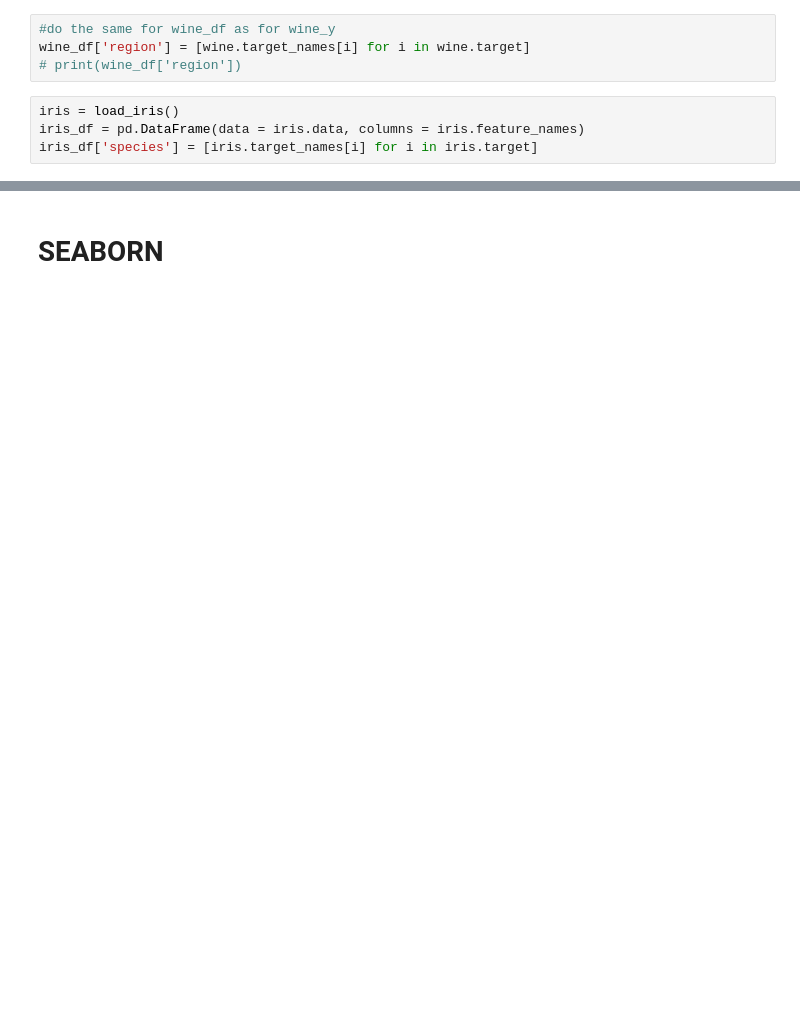
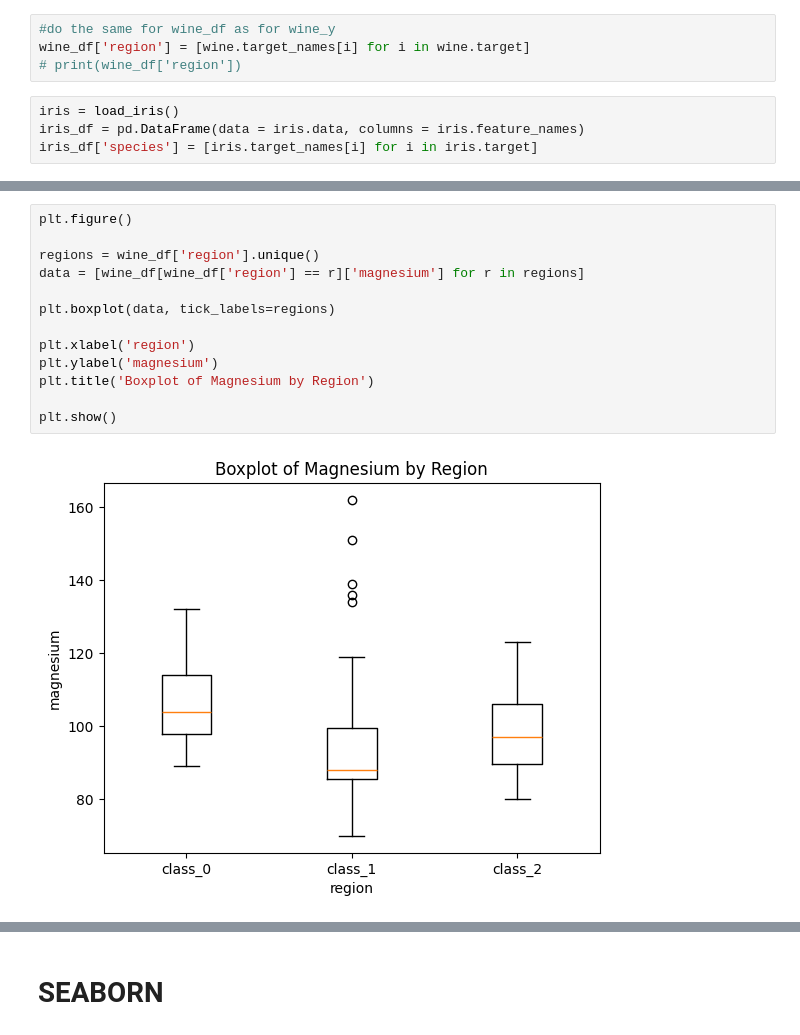
Before and after one commit to PiotrRenk/losowe_notebooki, a Jupyter notebook: src/vizualization_librarys.ipynb, the cells around one changed output, grey strips where cells are left out. Saved outputs shown, nothing was run; the diff lists cells and outputs as text; blank space fills up the shorter version.

```diff
--- a/src/vizualization_librarys.ipynb
+++ b/src/vizualization_librarys.ipynb
@@ -65,0 +101,15 @@ states_df = pd.DataFrame([
+# %%
+plt.figure()
+
+regions = wine_df['region'].unique()
+data = [wine_df[wine_df['region'] == r]['magnesium'] for r in regions]
+
+plt.boxplot(data, tick_labels=regions)
+
+plt.xlabel('region')
+plt.ylabel('magnesium')
+plt.title('Boxplot of Magnesium by Region')
+
+plt.show()
+# %% [output]
+[figure, added]
```
Also changed, not shown: parts of 31 cells of this notebook, 4 other files.
